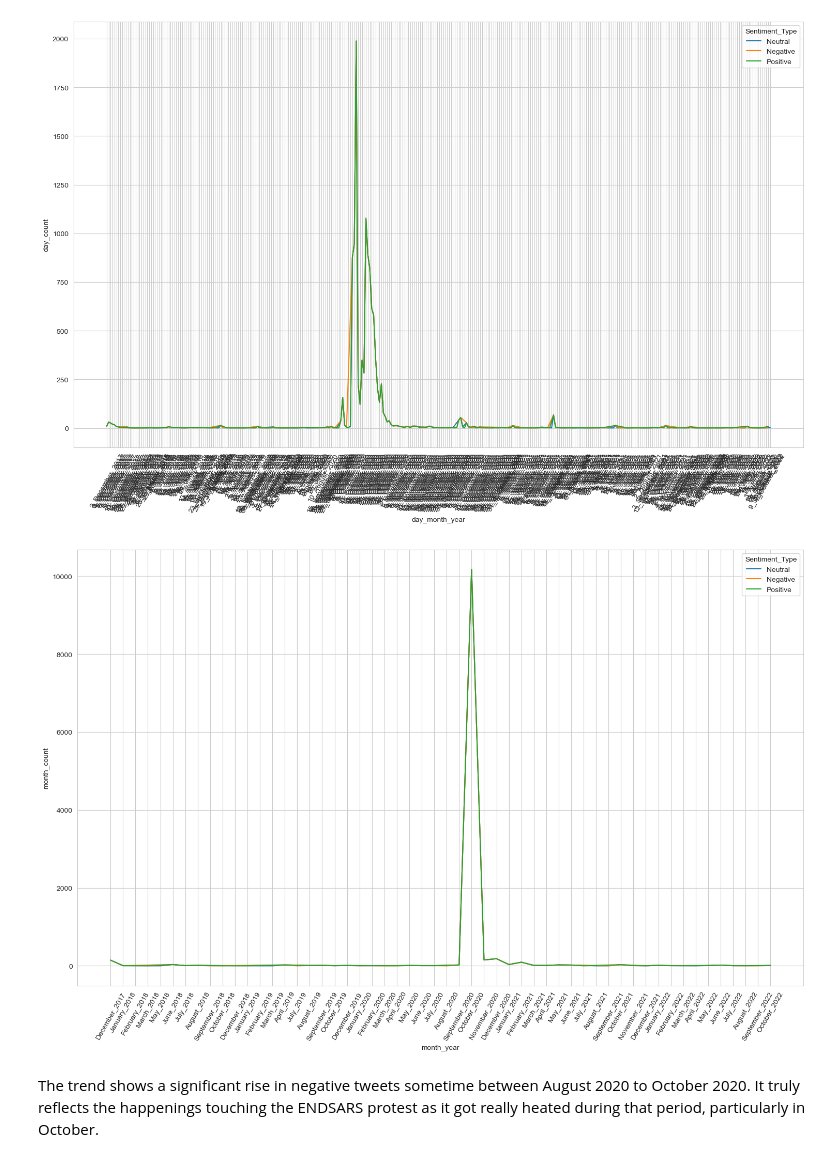
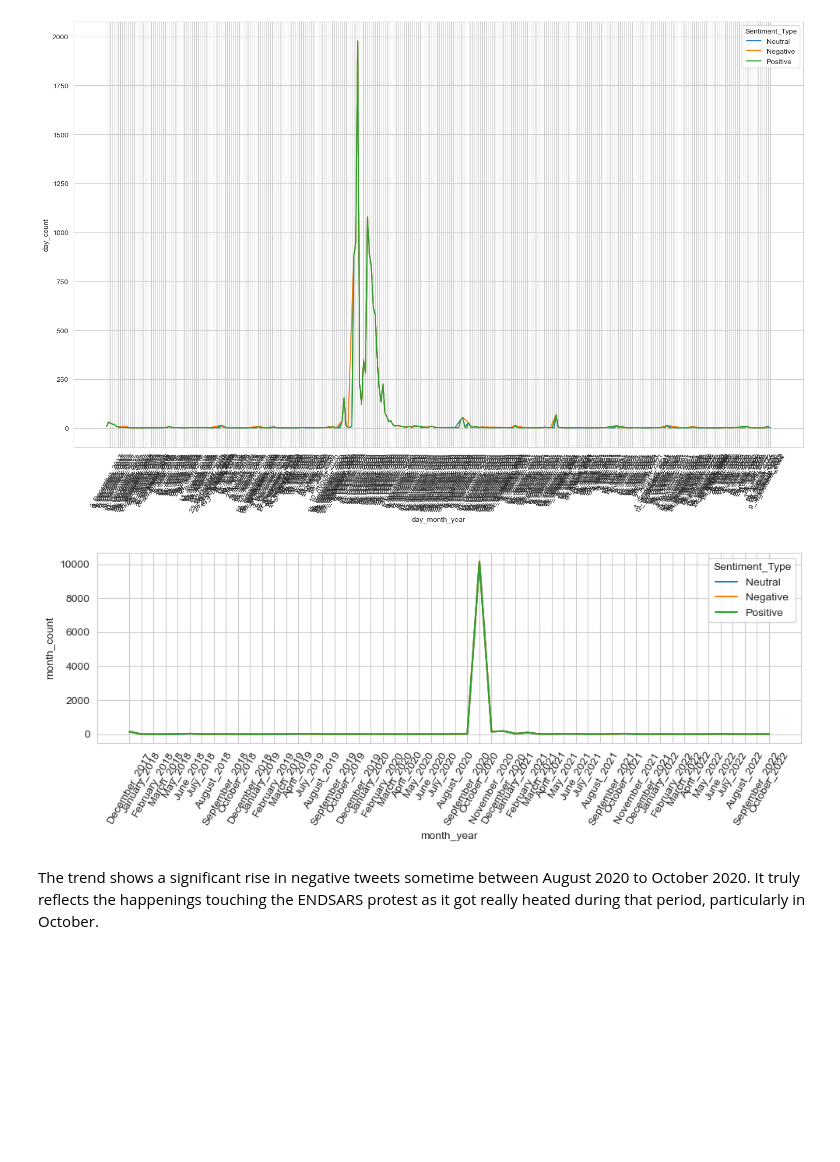
Before and after one commit to pdbenard/Web-Scrapping-Using-Snscrape-and-Sentiment-Analysis-of-ENDSARS-Tweet, a Jupyter notebook: Web Scrapping and Sentiment Analysis.ipynb, the cells around one changed output. Drawn from its saved outputs; the diff is of its cells as text; code cells hidden in the pictures; blank space fills up the shorter version.

```diff
--- a/Web Scrapping and Sentiment Analysis.ipynb
+++ b/Web Scrapping and Sentiment Analysis.ipynb
@@ -103,7 +70,7 @@ warnings.filterwarnings(action="ignore")
 Using Snscrape to scrape the tweets
 # %%
 # Setting variables to be used below
-maxTweets = 15000
+maxTweets = 20000
 
 # Creating list to append tweet data to
 tweets_list = []
@@ -131,5 +96,3 @@ df.to_csv('ENDSARS_tweet.csv')
-# %%
-df = pd.read_csv('ENDSARS_TWEET.csv')
 # %%
 df.tail()
 # %% [output]
@@ -440,13 +391,13 @@ plt.show()
 [figure]
 # %%
 # Per Month from year 2017 to 2022
-plt.figure(figsize=(15, 10))
+plt.figure(figsize=(10, 4))
 df2 = df1[::-1]
 sns.lineplot(x='month_year', y='month_count', data=df2, hue='Sentiment_Type')
 plt.xticks(rotation=60)
 plt.tight_layout()
 plt.show()
 # %% [output]
-[figure, old version]
+[figure, new version]
 # %% [markdown]
 The trend shows a significant rise in negative tweets sometime between August 2020 to October 2020. It truly reflects the happenings touching the ENDSARS protest as it got really heated during that period, particularly in October.
```
Also changed, not shown: parts of 21 cells of this notebook.
